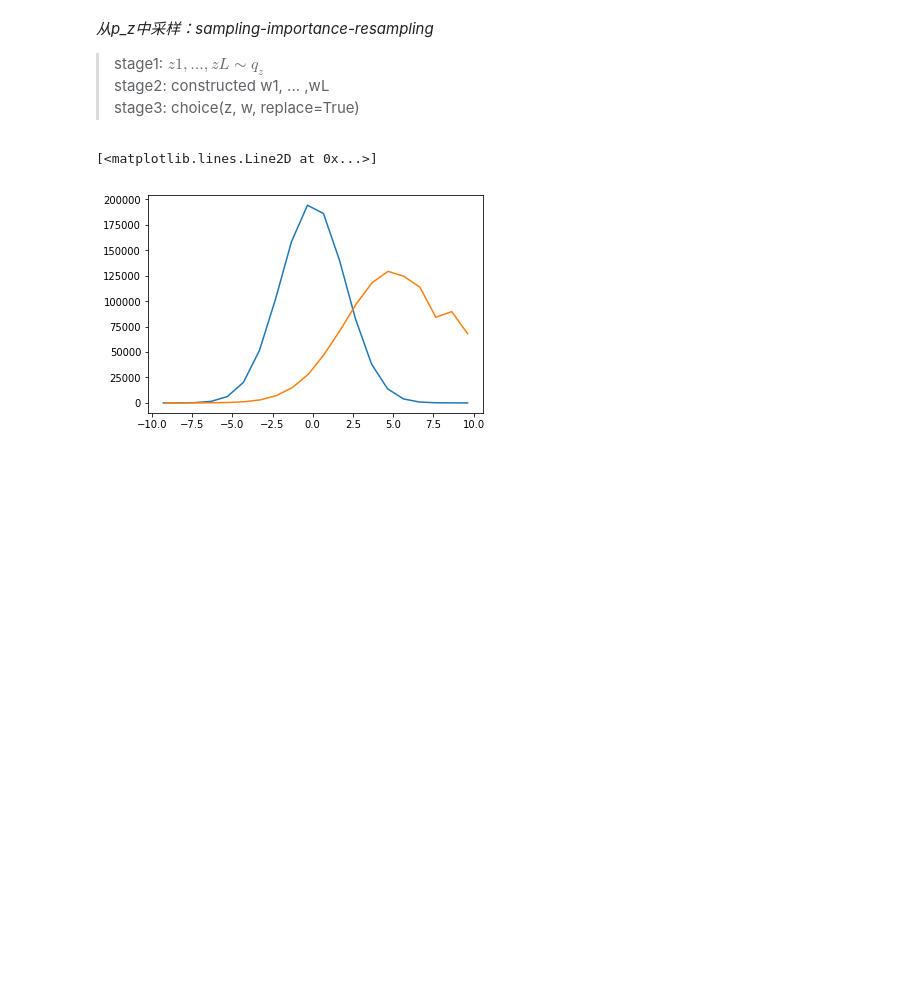
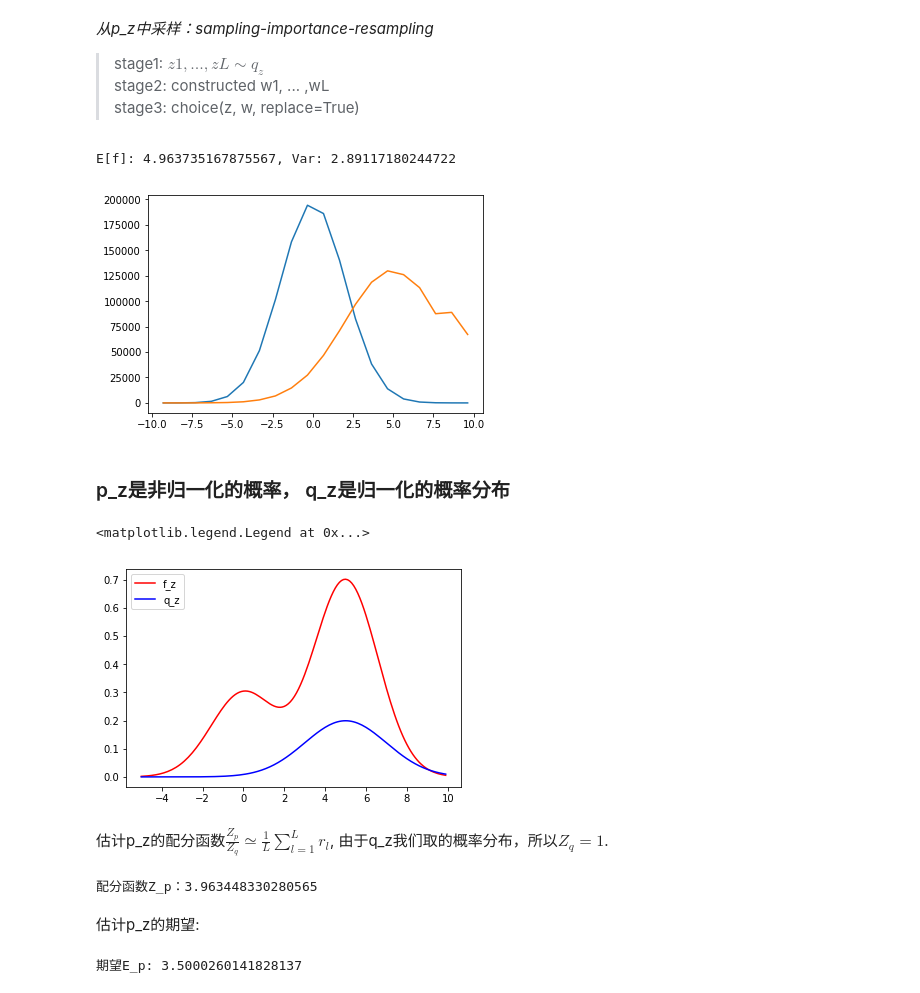
Before and after one commit to wudongming97/Codes, a Jupyter notebook: Simulations/mc.ipynb, the cells around one changed output. Cells and saved outputs as stored; diff of their text form; code cells hidden in the pictures; blank space fills up the shorter version.

```diff
--- a/Simulations/mc.ipynb
+++ b/Simulations/mc.ipynb
@@ -92,6 +92,23 @@ plt.plot(bins1, hist1)
 hist2, bins2 = np.histogram(q_resamples, 20)
 bins2 = 0.5 * (bins2[1:] + bins2[:-1])
 plt.plot(bins2, hist2)
+
+e_fp = np.mean(q_resamples)
+v_fp = np.sqrt(np.var(q_resamples))
+print('E[f]: {}, Var: {}'.format(e_fp, v_fp))
 # %% [output]
-[<matplotlib.lines.Line2D at 0x...>]
+E[f]: 4.963735167875567, Var: 2.89117180244722
 [figure]
+# %% [markdown]
+### p_z是非归一化的概率， q_z是归一化的概率分布
+# %%
+# 用f_z表示未归一化的概率
+f_z = lambda z: 0.3 * np.exp(-0.2 * z ** 2) + 0.7 * np.exp(-0.2 * (z - 5) ** 2)
+q_z = partial(norm.pdf, loc=5, scale=2)
+X = np.arange(-5, 10, 0.1)
+plt.plot(X, f_z(X), color='red', label='f_z')
+plt.plot(X, q_z(X), color='blue', label='q_z')
+plt.legend(loc='upper left')
+# %% [output]
+<matplotlib.legend.Legend at 0x...>
+[figure, added]
@@ -97,0 +122,16 @@ plt.plot(bins2, hist2)
+# %% [markdown]
+估计p_z的配分函数$\frac{Z_p}{Z_q} \simeq \frac{1}{L}\sum_{l=1}^{L}r_l$, 由于q_z我们取的概率分布，所以$Z_q=1$.
+# %%
+Z_p = np.mean(r)
+print('配分函数Z_p：{}'.format(Z_p))
+# %% [output]
+配分函数Z_p：3.963448330280565
+# %% [markdown]
+估计p_z的期望:
+# %%
+w = r / np.sum(r)
+f = lambda x: x
+E_p = np.sum(w * f(q_samples))
+print('期望E_p: {}'.format(E_p))
+# %% [output]
+期望E_p: 3.5000260141828137
```
Also changed, not shown: parts of 3 cells of this notebook.
